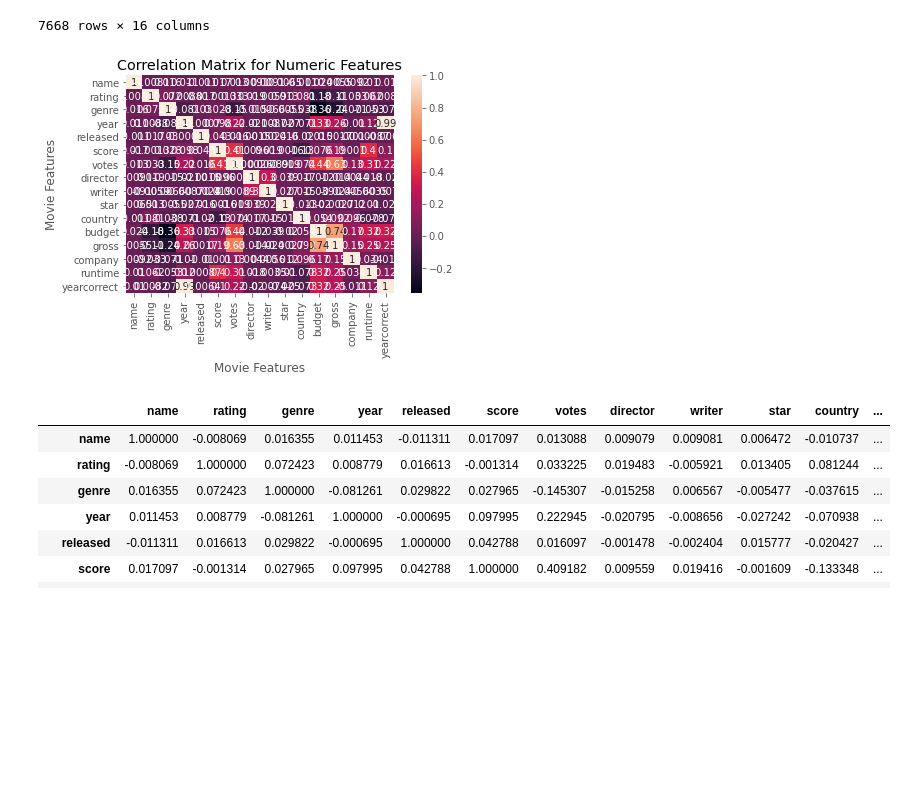
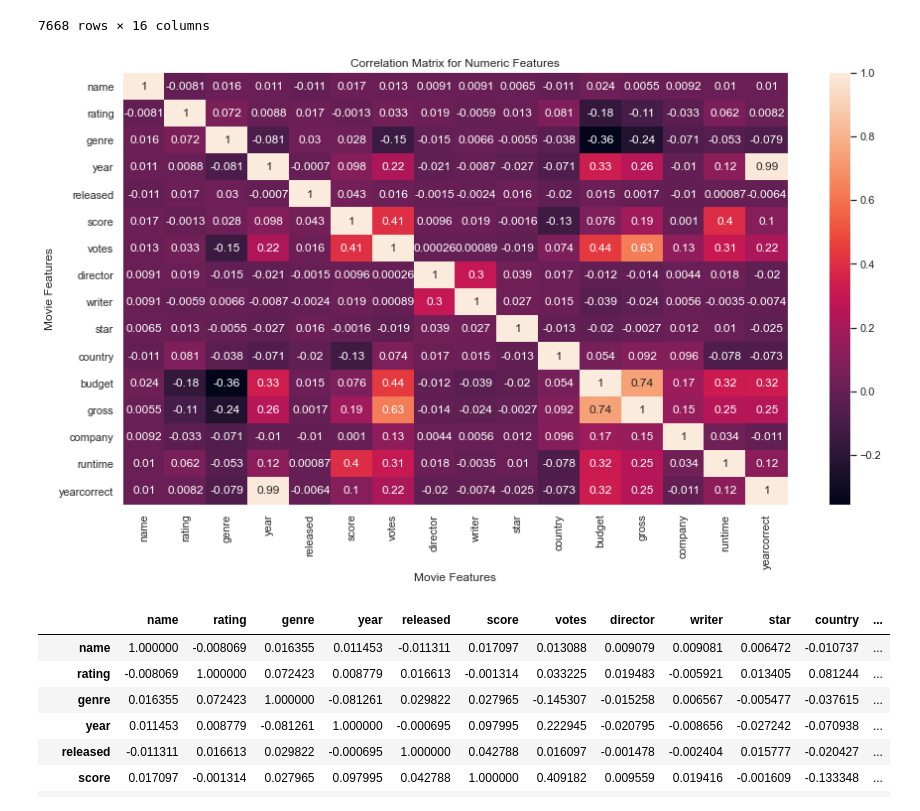
Before and after one commit to AndreaGomezYn/Portfolio-Project, a Jupyter notebook: Movie Correlation Project.ipynb, the cells around one changed output. Saved outputs shown, nothing was run; the diff lists cells and outputs as text; code cells hidden in the pictures; blank space fills up the shorter version.

```diff
--- a/Movie Correlation Project.ipynb
+++ b/Movie Correlation Project.ipynb
@@ -241,15 +241,16 @@ df_numerized
 # %%
 correlation_matrix=df_numerized.corr(method='pearson') # Pearson (default), Kendall, Spearman (Methods)
 
 sns.heatmap(correlation_matrix, annot=True)
 
 plt.title('Correlation Matrix for Numeric Features')
 plt.xlabel('Movie Features')
 plt.ylabel('Movie Features')
+sns.set(rc = {'figure.figsize':(30,20)})
 
 plt.show()
 # %% [output]
-[figure, old version]
+[figure, new version]
 # %%
 df_numerized.corr()
 # %% [output]
```
